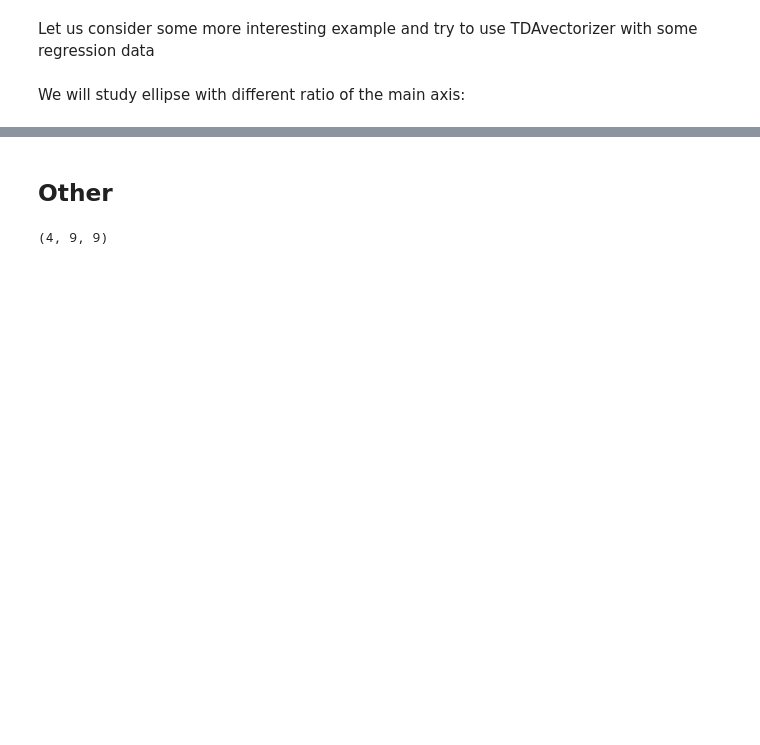
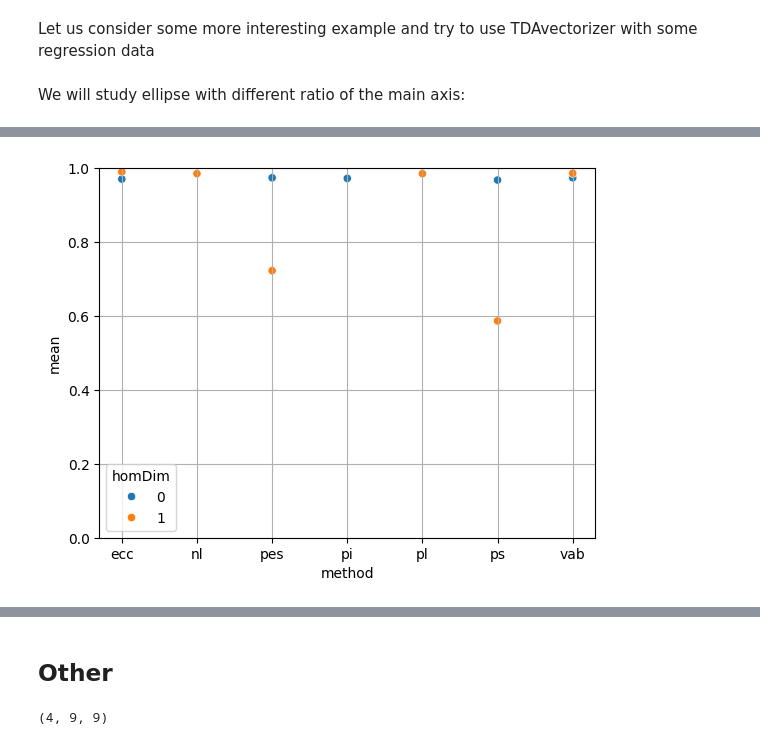
Before and after one commit to ALuchinsky/vpb_python, a Jupyter notebook: python/test_TDAvectorizer.ipynb, the cells around one changed output, grey strips where cells are left out. Drawn from its saved outputs; the diff is of its cells as text; code cells hidden in the pictures; blank space fills up the shorter version.

```diff
--- a/python/test_TDAvectorizer.ipynb
+++ b/python/test_TDAvectorizer.ipynb
@@ -264,0 +280,2 @@ reg.score(X, ratList)
+# %%
+df = pd.read_csv("./data/scores.csv")
@@ -264,0 +284,24 @@ reg.score(X, ratList)
+# %%
+nSim = 10
+totalTime = timer()
+for iSim in range(nSim):
+    start = timer()
+    print(iSim+1, " / ", nSim, end = " ")
+    print("|", end = "")
+    ratList = np.random.uniform(-0.5, 0.5, 10**3)
+    clouds = []
+    for ratio in ratList:
+        clouds = clouds + [createEllipse(a=1-ratio, b=1, eps=0.1)]
+    vect2 = TDAvectorizer.TDAvectorizer()
+    vect2.fit(clouds)
+
+    print("*", end = "")
+    for homDim in [0, 1]:
+        for i, method in enumerate(methodList):
+            score = computeScore(vect2, ratList, method, homDim = homDim, plot = False)
+            df = pd.concat([df, pd.DataFrame({"method": [method], "homDim": [homDim], "score": score})])
+            print(".", end = "")
+    end = timer()
+    print(f"| {round(end - start, 2)}")
+totalEnd = timer()
+print(f"Total time: {round(totalEnd - totalTime, 2)}")
@@ -264,0 +324,3 @@ reg.score(X, ratList)
+# %%
+dfSumm = df.groupby(["method", "homDim"]).agg(mean = ("score", "mean"), std = ("score", "std"))
+np.round(dfSumm.reset_index().query("abs(mean)<10"), 3)
@@ -264,0 +340,8 @@ reg.score(X, ratList)
+# %%
+sns.scatterplot(
+    data = dfSumm.reset_index().query("abs(mean)<10"),
+    x = "method", y = "mean", hue = "homDim")
+plt.ylim(0,1)
+plt.grid()
+# %% [output]
+[figure, added]
```
Also changed, not shown: parts of 23 cells of this notebook, 3 other files.
